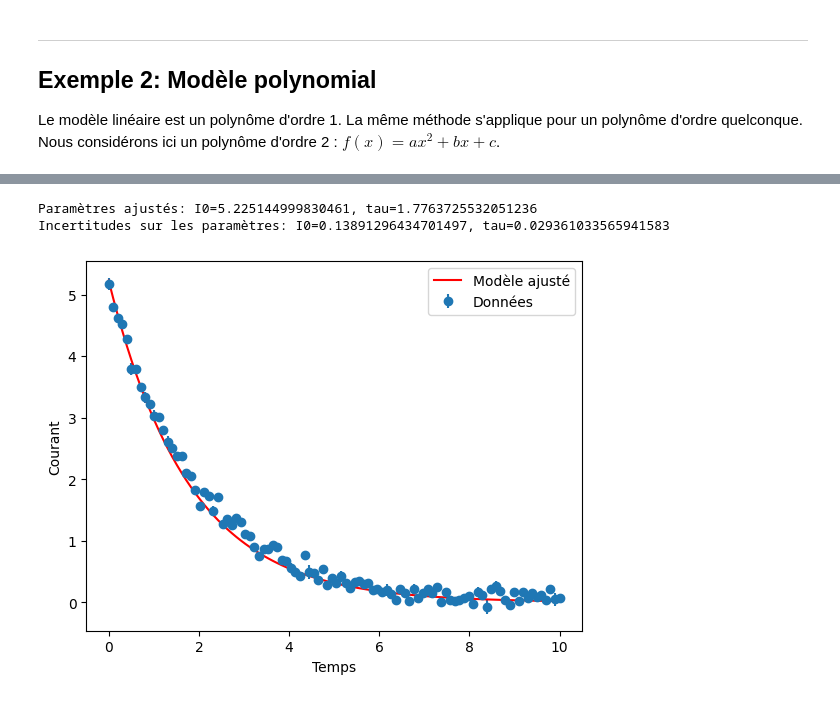
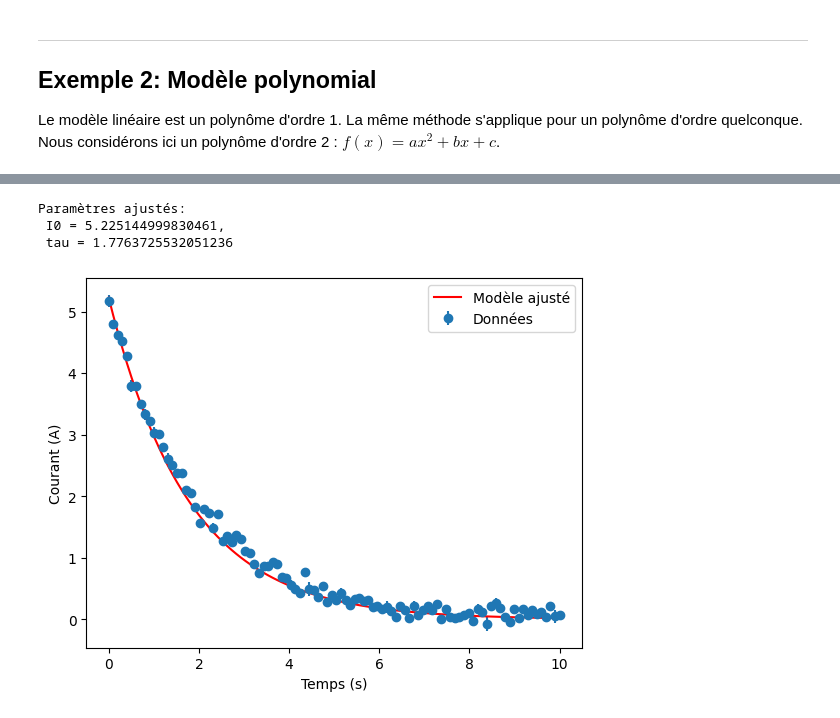
Before and after one commit to benjamingosselincliche/sciencesdelanature-garneau-catalogue-jupyter, a Jupyter notebook: notebooks/modeles_et_donnees_sckitlearn.ipynb, the cells around one changed output, grey strips where cells are left out. Cells and saved outputs as stored; diff of their text form; code cells hidden in the pictures.

```diff
--- a/notebooks/modeles_et_donnees_sckitlearn.ipynb
+++ b/notebooks/modeles_et_donnees_sckitlearn.ipynb
@@ -377,38 +383,39 @@ def modele_courant(t, I0, tau):
     tau : constante de temps
     """
     return I0 * np.exp(-t / tau)
 
 # Générer des données factices pour le courant dans la bobine d'induction
 np.random.seed(0)
 t_data = np.linspace(0, 10, 100)
 I0_true = 5.0
 tau_true = 2.0
 courant_data = modele_courant(t_data, I0_true, tau_true) + np.random.normal(scale=0.1, size=t_data.size)
 
 # Ajouter des incertitudes sur les données de courant
 uncertainty_courant = np.abs(np.random.normal(scale=0.05, size=t_data.size))
 
 # Réaliser l'ajustement de courbe
 popt, pcov = curve_fit(modele_courant, t_data, courant_data, sigma=uncertainty_courant, p0=[I0_true, tau_true])
 
 # Paramètres ajustés
 I0_fit, tau_fit = popt
 
 # Incertitudes sur les paramètres
-I0_uncertainty, tau_uncertainty = np.sqrt(np.diag(pcov))
+# I0_uncertainty, tau_uncertainty = ...
 
 # Affichage des résultats
-print(f"Paramètres ajustés: I0={I0_fit}, tau={tau_fit}")
-print(f"Incertitudes sur les paramètres: I0={I0_uncertainty}, tau={tau_uncertainty}")
+print(f"Paramètres ajustés:\n I0 = {I0_fit},\n tau = {tau_fit}")
+# print(f"Incertitudes sur les paramètres: I0={I0_uncertainty}, tau={tau_uncertainty}")
 
 # Visualisation des données et de l'ajustement
 plt.errorbar(t_data, courant_data, yerr=uncertainty_courant, fmt='o', label='Données')
 plt.plot(t_data, modele_courant(t_data, *popt), 'r-', label='Modèle ajusté')
-plt.xlabel('Temps')
-plt.ylabel('Courant')
+plt.xlabel('Temps (s)')
+plt.ylabel('Courant (A)')
 plt.legend()
 plt.show()
 # %% [output]
-Paramètres ajustés: I0=5.225144999830461, tau=1.7763725532051236
-Incertitudes sur les paramètres: I0=0.13891296434701497, tau=0.029361033565941583
+Paramètres ajustés:
+ I0 = 5.225144999830461,
+ tau = 1.7763725532051236
-[figure, old version]
+[figure, new version]
```
Also changed, not shown: parts of 12 cells of this notebook.
